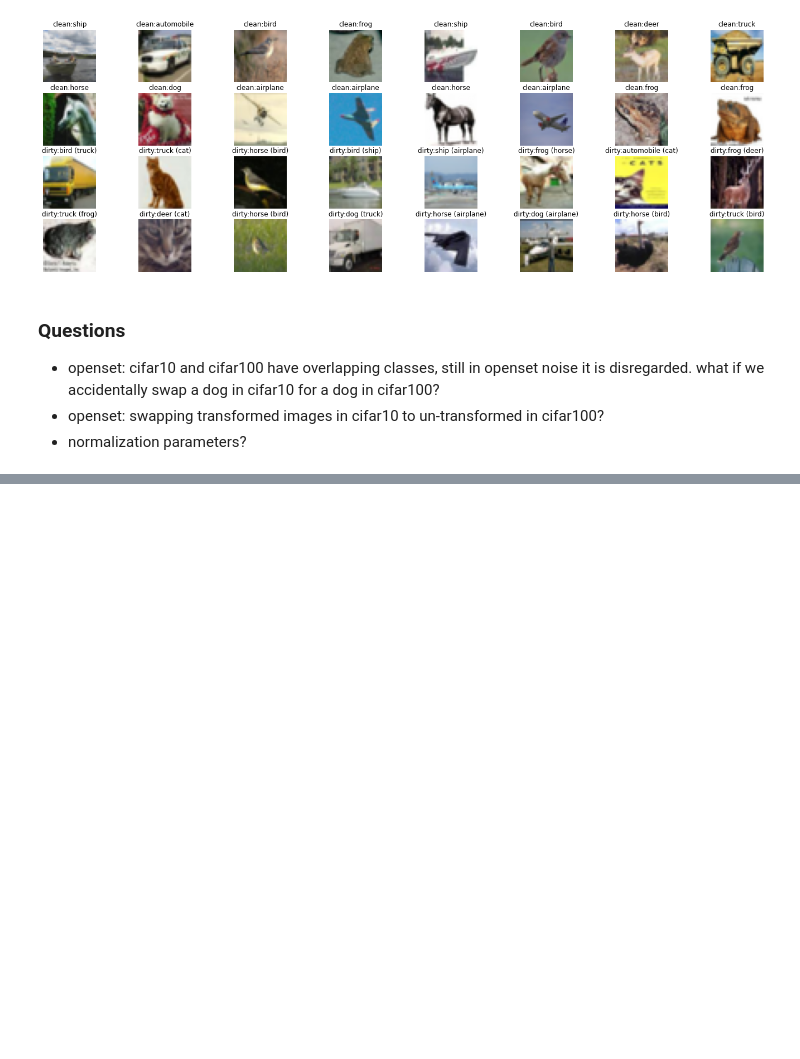
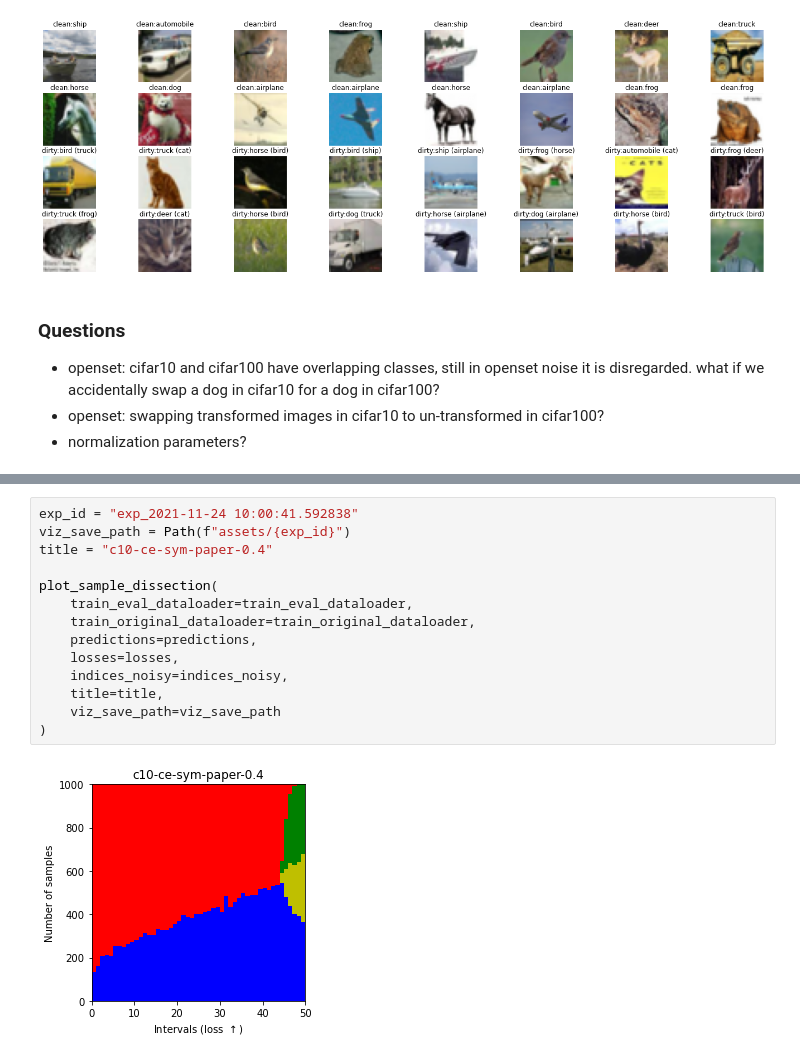
Before and after one commit to mark-antal-csizmadia/re-sln, a Jupyter notebook: main.ipynb, the cells around one changed output, grey strips where cells are left out. Saved outputs shown, nothing was run; the diff lists cells and outputs as text; blank space fills up the shorter version.

```diff
--- a/main.ipynb
+++ b/main.ipynb
@@ -331,0 +367,16 @@ epoch=11/300, loss_epoch=1.9168, acc_epoch=0.3897, loss_test_no_ema=1.2577, accu
+# %%
+exp_id = "exp_2021-11-24 10:00:41.592838"
+viz_save_path = Path(f"assets/{exp_id}")
+title = "c10-ce-sym-paper-0.4"
+
+plot_sample_dissection(
+    train_eval_dataloader=train_eval_dataloader,
+    train_original_dataloader=train_original_dataloader,
+    predictions=predictions,
+    losses=losses,
+    indices_noisy=indices_noisy,
+    title=title,
+    viz_save_path=viz_save_path
+)
+# %% [output]
+[figure, added]
```
Also changed, not shown: parts of 7 cells of this notebook, 5 other files.
